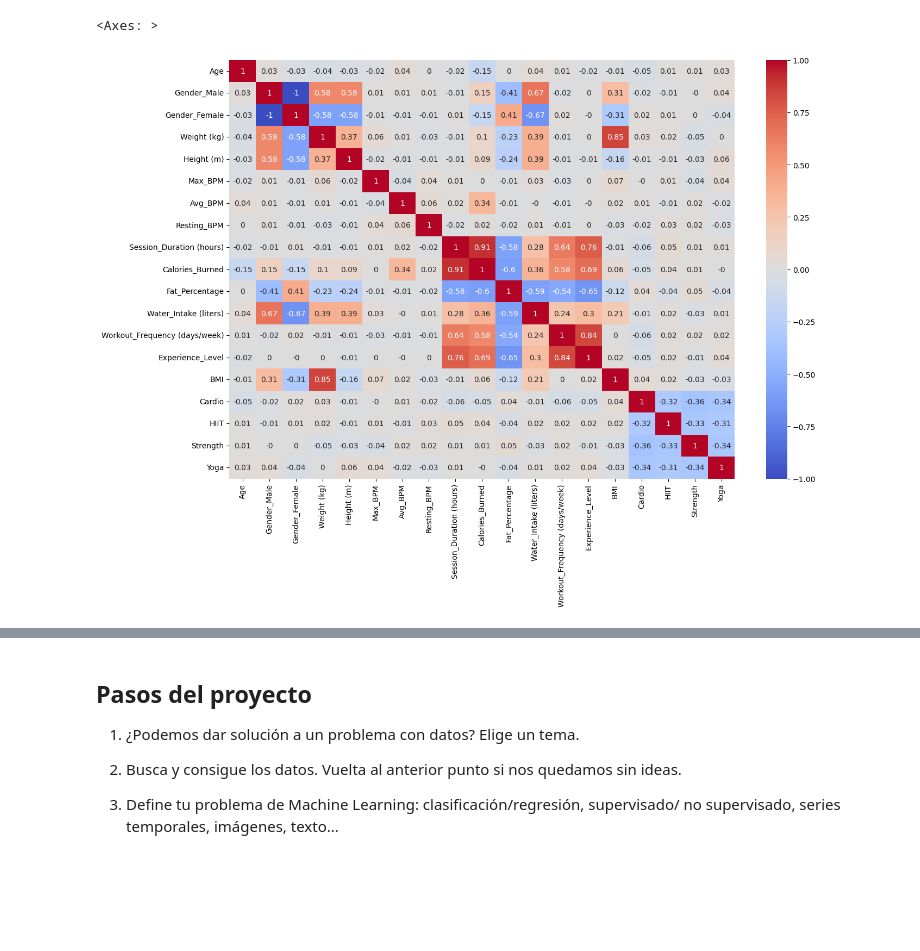
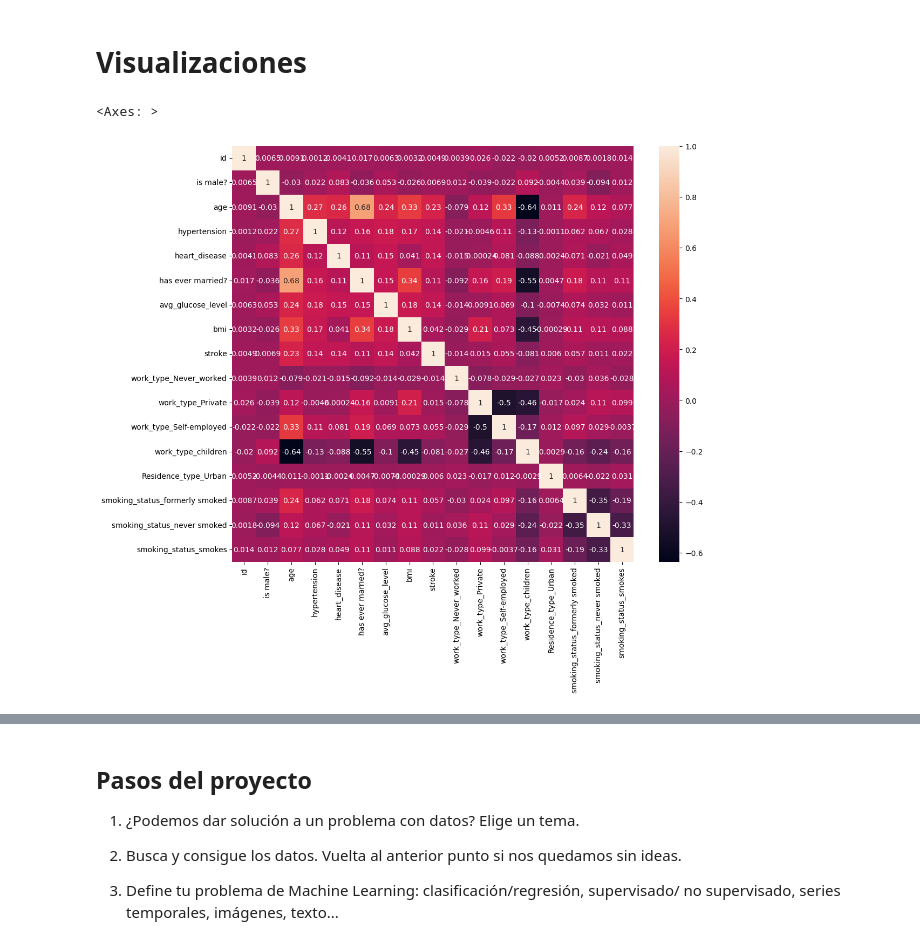
Before and after one commit to manuelfranceschi/ML_StrokePrediction, a Jupyter notebook: notebooks/02_LimpiezaEDA.ipynb, the cells around one changed output, grey strips where cells are left out. Cells and saved outputs as stored; diff of their text form; code cells hidden in the pictures; blank space fills up the shorter version.

```diff
--- a/notebooks/02_LimpiezaEDA.ipynb
+++ b/notebooks/02_LimpiezaEDA.ipynb
@@ -55,0 +52,2 @@ df.describe()
+# %%
+df = df.dropna(axis=0, how='any')
@@ -63,0 +65,3 @@ Name: proportion, dtype: float64
+# %%
+df.drop(index=3116, inplace=True)
+df.insert(2, 'is male?', np.where(df['gender'] == 'Male', 1, 0))
@@ -63,0 +70,2 @@ Name: proportion, dtype: float64
+# %%
+df.insert(7, 'has ever married?', np.where(df['ever_married'] == 'Yes', 1, 0))
@@ -63,0 +74,2 @@ Name: proportion, dtype: float64
+# %%
+df_encoded = pd.get_dummies(df, columns=['work_type', 'Residence_type', 'smoking_status'], drop_first=True)
@@ -64,6 +92,8 @@ Name: proportion, dtype: float64
+# %% [markdown]
+# Visualizaciones
 # %%
-plt.figure(figsize=(15,10))
-sns.heatmap(df.corr(numeric_only=True).round(2), annot=True, cmap='coolwarm')
+plt.figure(figsize=(12,10))
+sns.heatmap(df_encoded.corr(numeric_only=True), annot=True)
 # %% [output]
 <Axes: >
-[figure, old version]
+[figure, new version]
```
Also changed, not shown: parts of 18 cells of this notebook, 10 other files.
